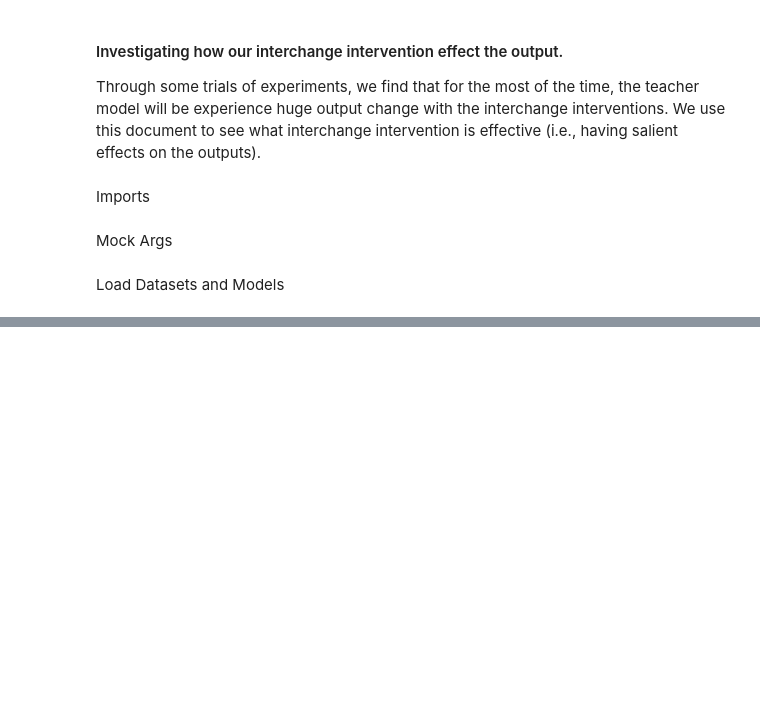
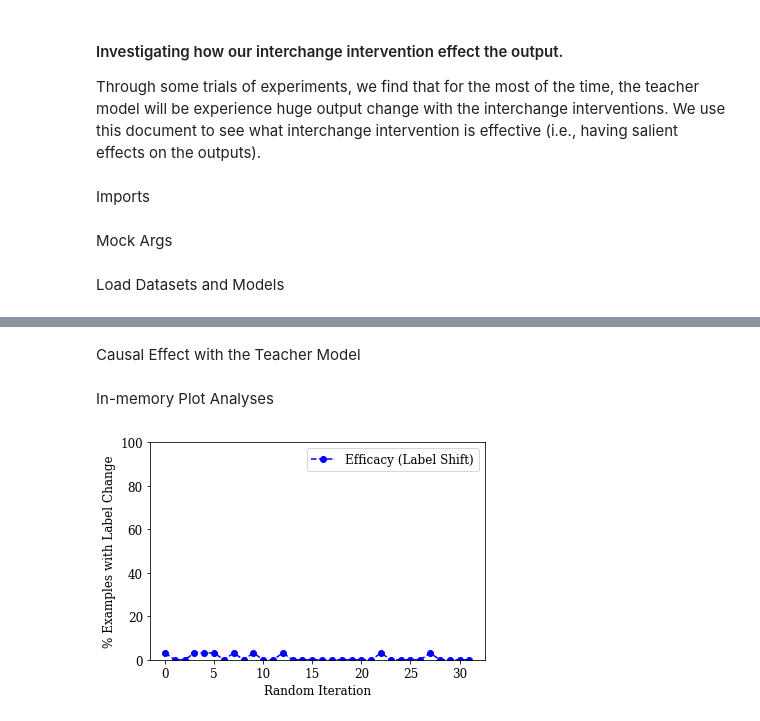
Before and after one commit to frankaging/Causal-Distill-XXS, a Jupyter notebook: Distillation-Effects.ipynb, the cells around one changed output, grey strips where cells are left out. Drawn from its saved outputs; the diff is of its cells as text; code cells hidden in the pictures; blank space fills up the shorter version.

Commit message:
sharing analyses

```diff
--- a/Distillation-Effects.ipynb
+++ b/Distillation-Effects.ipynb
@@ -60,6 +62,7 @@ if DEBUG:
     except NameError:
         raise ValueError('please uncomment one of option above to start training')
     args.max_training_examples = 1000
+    args.train_batch_size = 32
 else:
     logger.info("IN CMD MODE")
     args = parser.parse_args()
@@ -179,6 +182,7 @@ n_param_student = count_parameters(student_encoder) + count_parameters(student_c
 logger.info('number of layers in student model = %d' % n_student_layer)
 logger.info('num parameters in student model are %d and %d' % (count_parameters(student_encoder), count_parameters(student_classifier)))
 # %%
+args.is_diito = True
 distiller = TaskSpecificCausalDistiller(
     args,
     train_dataloader, eval_dataloader,
@@ -193,0 +198,7 @@ distiller = TaskSpecificCausalDistiller(
+# %% [markdown]
+Causal Effect with the Teacher Model
+# %%
+# we need GPU for analyses otherwise too slow!
+device = torch.device("cuda:2")
+_ = distiller.teacher_encoder.model.to(device)
+_ = distiller.teacher_classifier.to(device)
@@ -193,0 +280,17 @@ distiller = TaskSpecificCausalDistiller(
+# %% [markdown]
+In-memory Plot Analyses
+# %%
+plt.rcParams["font.family"] = "DejaVu Serif"
+font = {'family' : 'DejaVu Serif',
+        'size'   : 12}
+plt.rc('font', **font)
+with plt.rc_context({'axes.edgecolor':'black', 'xtick.color':'black', 'ytick.color':'black', 'figure.facecolor':'white'}):
+
+    plt.plot(efficacy_acc, '--bo', label='Efficacy (Label Shift)')
+    plt.ylim(0,100)
+    plt.ylabel("% Examples with Label Change", fontsize=12)
+    plt.xlabel("Random Iteration", fontsize=12)
+    plt.legend()
+    plt.savefig("./figures/iit_efficacy_label.png",dpi=1000, bbox_inches='tight')
+# %% [output]
+[figure, added]
```
Also changed, not shown: parts of 6 cells of this notebook, 3 other files.
